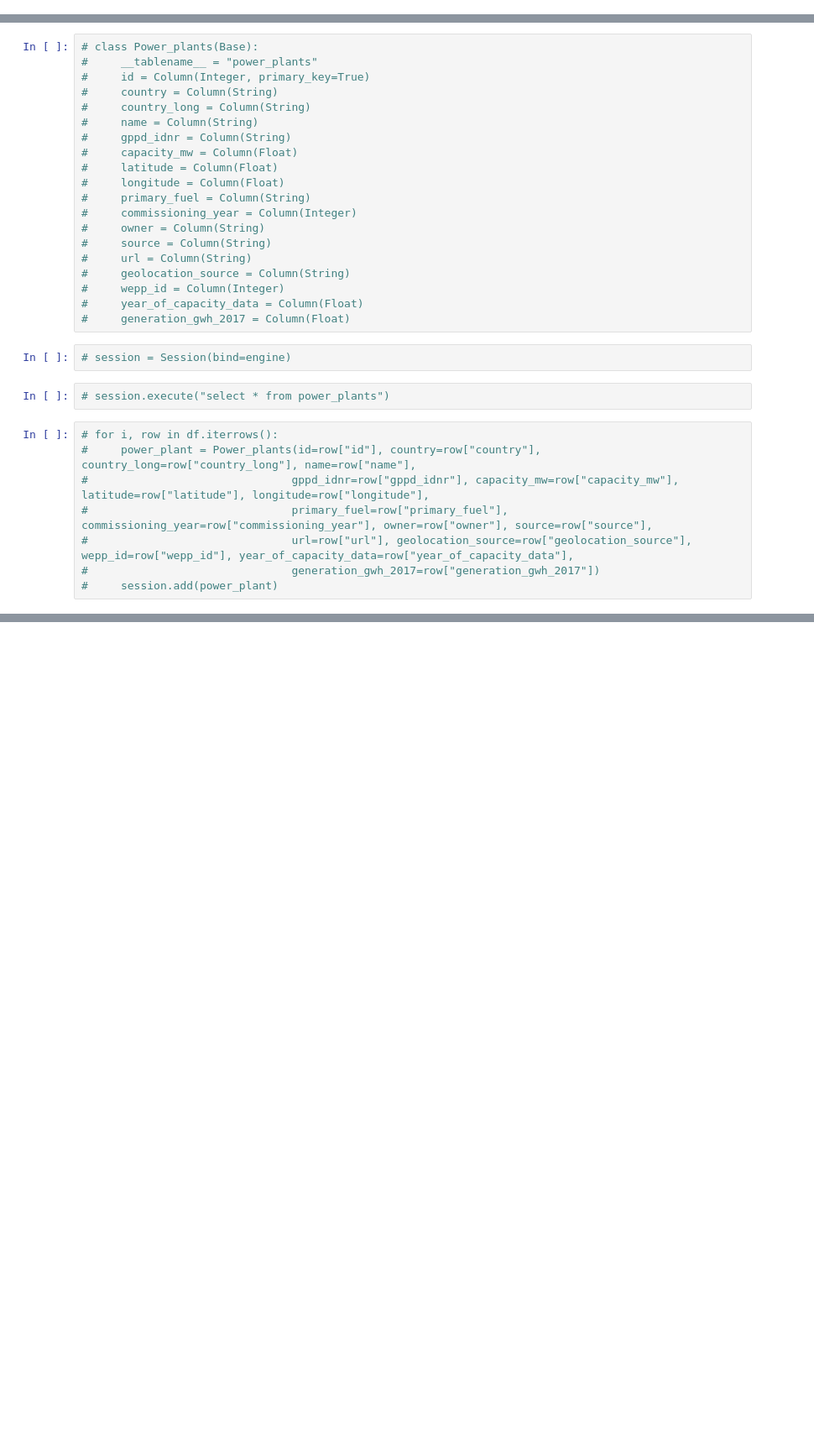
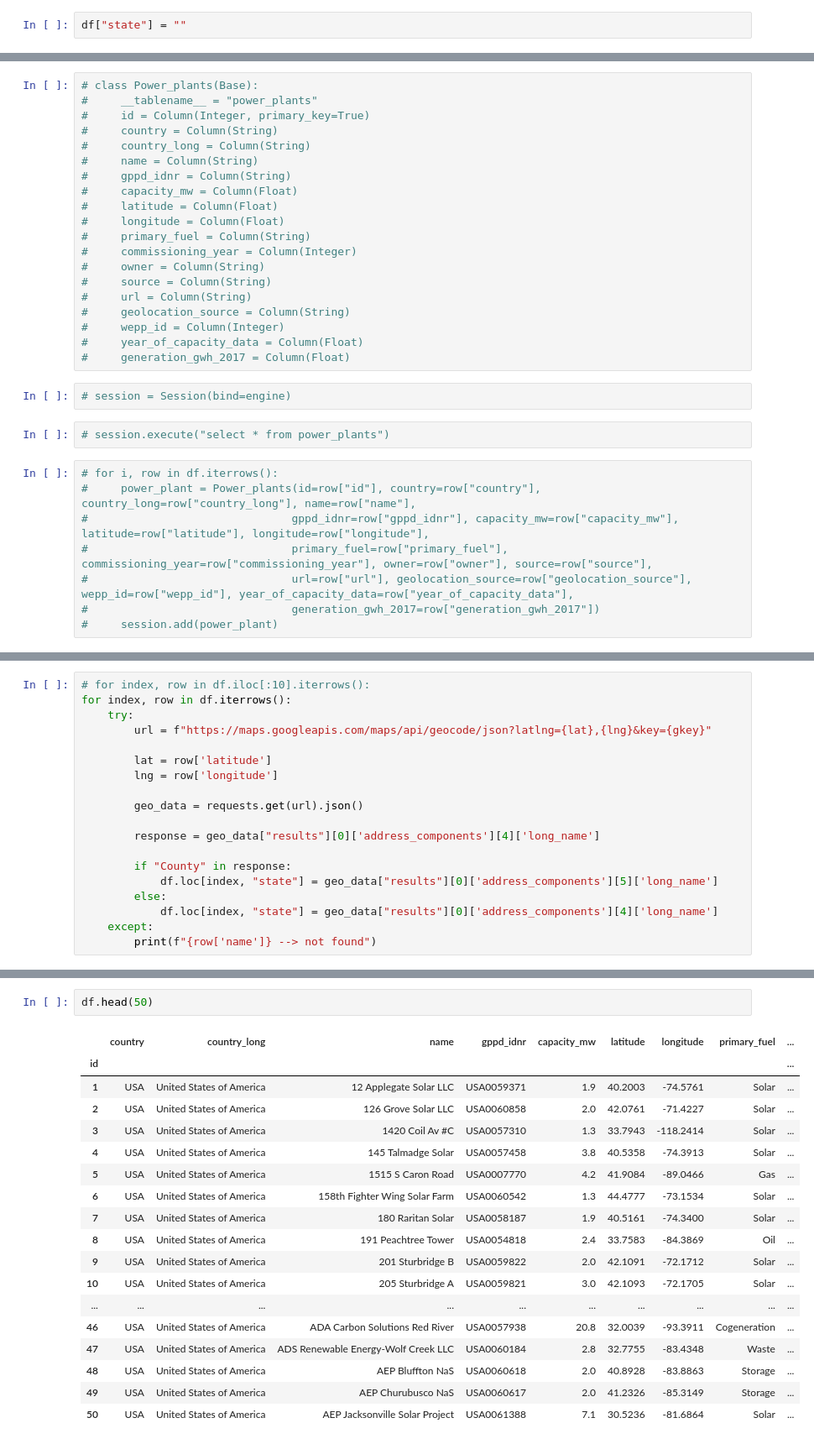
Before and after one commit to JeremyBrent/global_energy_map, a Jupyter notebook: ETL.ipynb, the cells around one changed output, grey strips where cells are left out. Shown: that part at 84% size. Drawn from its saved outputs; the diff is of its cells as text; blank space fills up the shorter version.

Commit message:
Added reverse geocoding from Google API for state names in ETL notebook.

```diff
--- a/ETL.ipynb
+++ b/ETL.ipynb
@@ -48,2 +113,4 @@ df.to_csv("Assets/Data/clean_USA_power_plant_data.csv")
+# %%
+df["state"] = ""
 # %%
 df
@@ -109,0 +226,19 @@ df
+# %%
+# for index, row in df.iloc[:10].iterrows():
+for index, row in df.iterrows():
+    try:
+        url = f"https://maps.googleapis.com/maps/api/geocode/json?latlng={lat},{lng}&key={gkey}"
+
+        lat = row['latitude']
+        lng = row['longitude']
+
+        geo_data = requests.get(url).json()
+
+        response = geo_data["results"][0]['address_components'][4]['long_name']
+
+        if "County" in response:
+            df.loc[index, "state"] = geo_data["results"][0]['address_components'][5]['long_name']
+        else:
+            df.loc[index, "state"] = geo_data["results"][0]['address_components'][4]['long_name']
+    except:
+        print(f"{row['name']} --> not found")
@@ -109,0 +263,21 @@ df
+# %%
+df.head(50)
+# %% [output]
+|  | country | country_long | name | gppd_idnr | capacity_mw | latitude | longitude | primary_fuel | ... |
+| id |  |  |  |  |  |  |  |  | ... |
+| 1 | USA | United States of America | 12 Applegate Solar LLC | USA0059371 | 1.9 | 40.2003 | -74.5761 | Solar | ... |
+| 2 | USA | United States of America | 126 Grove Solar LLC | USA0060858 | 2.0 | 42.0761 | -71.4227 | Solar | ... |
+| 3 | USA | United States of America | 1420 Coil Av #C | USA0057310 | 1.3 | 33.7943 | -118.2414 | Solar | ... |
+| 4 | USA | United States of America | 145 Talmadge Solar | USA0057458 | 3.8 | 40.5358 | -74.3913 | Solar | ... |
+| 5 | USA | United States of America | 1515 S Caron Road | USA0007770 | 4.2 | 41.9084 | -89.0466 | Gas | ... |
+| 6 | USA | United States of America | 158th Fighter Wing Solar Farm | USA0060542 | 1.3 | 44.4777 | -73.1534 | Solar | ... |
+| 7 | USA | United States of America | 180 Raritan Solar | USA0058187 | 1.9 | 40.5161 | -74.3400 | Solar | ... |
+| 8 | USA | United States of America | 191 Peachtree Tower | USA0054818 | 2.4 | 33.7583 | -84.3869 | Oil | ... |
+| 9 | USA | United States of America | 201 Sturbridge B | USA0059822 | 2.0 | 42.1091 | -72.1712 | Solar | ... |
+| 10 | USA | United States of America | 205 Sturbridge A | USA0059821 | 3.0 | 42.1093 | -72.1705 | Solar | ... |
+| ... | ... | ... | ... | ... | ... | ... | ... | ... | ... |
+| 46 | USA | United States of America | ADA Carbon Solutions Red River | USA0057938 | 20.8 | 32.0039 | -93.3911 | Cogeneration | ... |
+| 47 | USA | United States of America | ADS Renewable Energy-Wolf Creek LLC | USA0060184 | 2.8 | 32.7755 | -83.4348 | Waste | ... |
+| 48 | USA | United States of America | AEP Bluffton NaS | USA0060618 | 2.0 | 40.8928 | -83.8863 | Storage | ... |
+| 49 | USA | United States of America | AEP Churubusco NaS | USA0060617 | 2.0 | 41.2326 | -85.3149 | Storage | ... |
+| 50 | USA | United States of America | AEP Jacksonville Solar Project | USA0061388 | 7.1 | 30.5236 | -81.6864 | Solar | ... |
```
Also changed, not shown: parts of 13 cells of this notebook.
